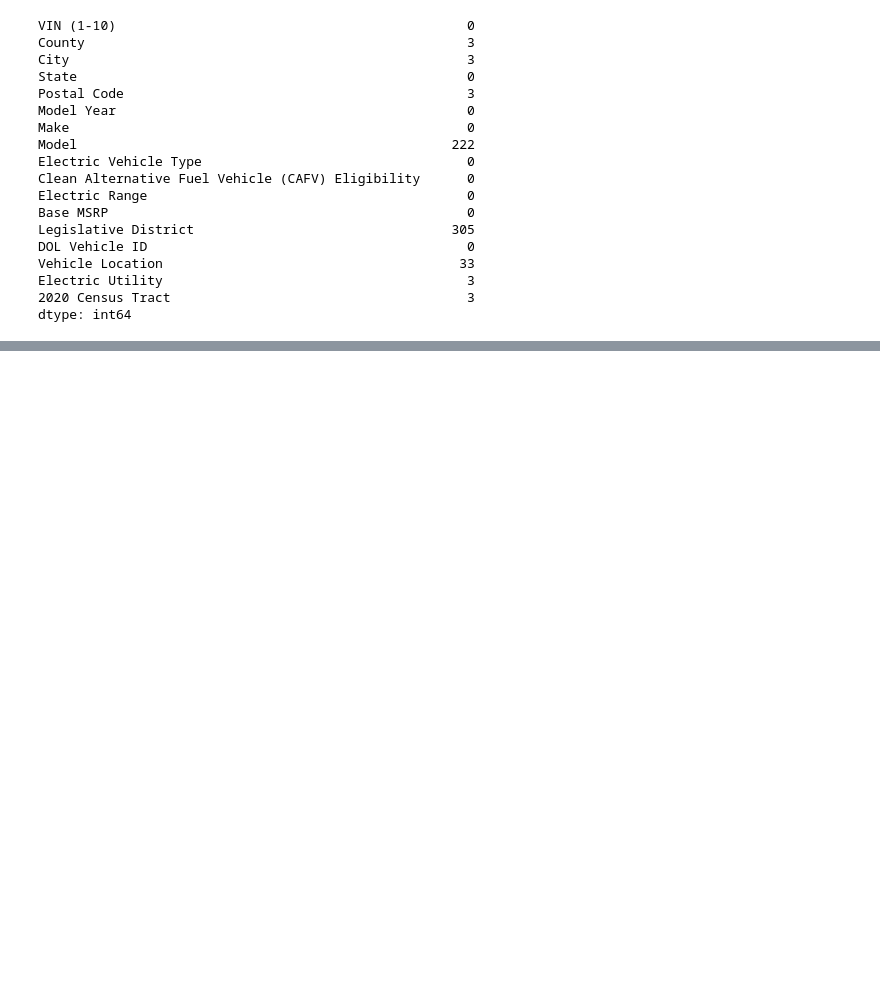
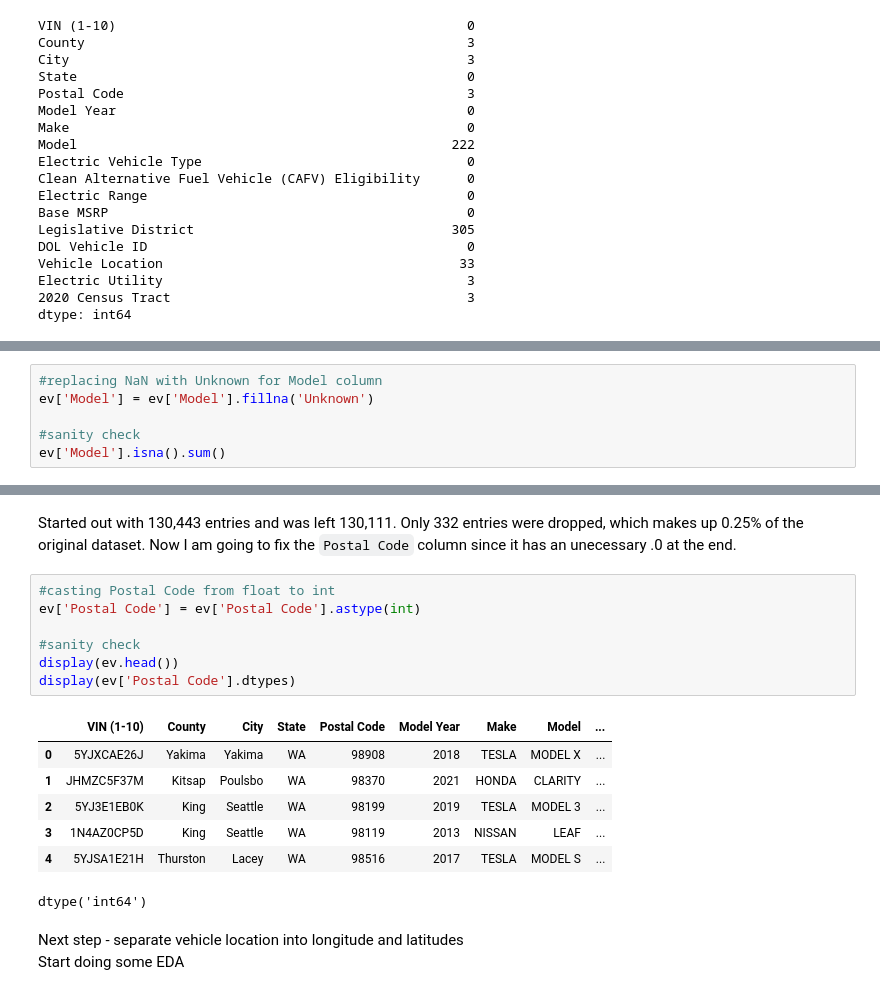
Before and after one commit to tvrjuana/electric-vehicles, a Jupyter notebook: electric_vehicles_WA.ipynb, the cells around one changed output, grey strips where cells are left out. Drawn from its saved outputs; the diff is of its cells as text; blank space fills up the shorter version.

```diff
--- a/electric_vehicles_WA.ipynb
+++ b/electric_vehicles_WA.ipynb
@@ -175,0 +202,6 @@ Could be that since the cars are new cars (at the time of this analysis) then th
+# %%
+#replacing NaN with Unknown for Model column
+ev['Model'] = ev['Model'].fillna('Unknown')
+
+#sanity check
+ev['Model'].isna().sum()
@@ -200,0 +236,20 @@ Now instead of 130,443 entries have 130,111 which is not bad.
+# %% [markdown]
+Started out with 130,443 entries and was left 130,111. Only 332 entries were dropped, which makes up 0.25% of the original dataset. Now I am going to fix the `Postal Code` column since it has an unecessary .0 at the end.
+# %%
+#casting Postal Code from float to int
+ev['Postal Code'] = ev['Postal Code'].astype(int)
+
+#sanity check
+display(ev.head())
+display(ev['Postal Code'].dtypes)
+# %% [output]
+|  | VIN (1-10) | County | City | State | Postal Code | Model Year | Make | Model | ... |
+| 0 | 5YJXCAE26J | Yakima | Yakima | WA | 98908 | 2018 | TESLA | MODEL X | ... |
+| 1 | JHMZC5F37M | Kitsap | Poulsbo | WA | 98370 | 2021 | HONDA | CLARITY | ... |
+| 2 | 5YJ3E1EB0K | King | Seattle | WA | 98199 | 2019 | TESLA | MODEL 3 | ... |
+| 3 | 1N4AZ0CP5D | King | Seattle | WA | 98119 | 2013 | NISSAN | LEAF | ... |
+| 4 | 5YJSA1E21H | Thurston | Lacey | WA | 98516 | 2017 | TESLA | MODEL S | ... |
+dtype('int64')
+# %% [markdown]
+Next step - separate vehicle location into longitude and latitudes<br>
+Start doing some EDA
```
Also changed, not shown: parts of 24 cells of this notebook.
